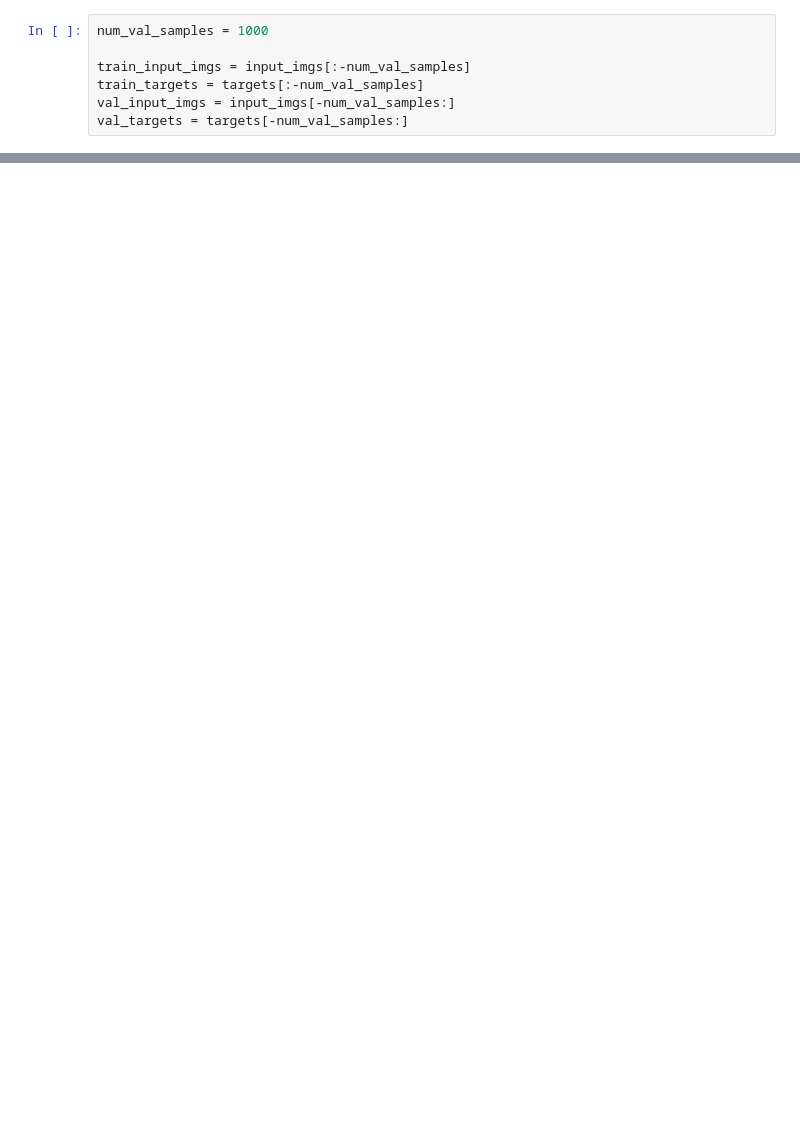
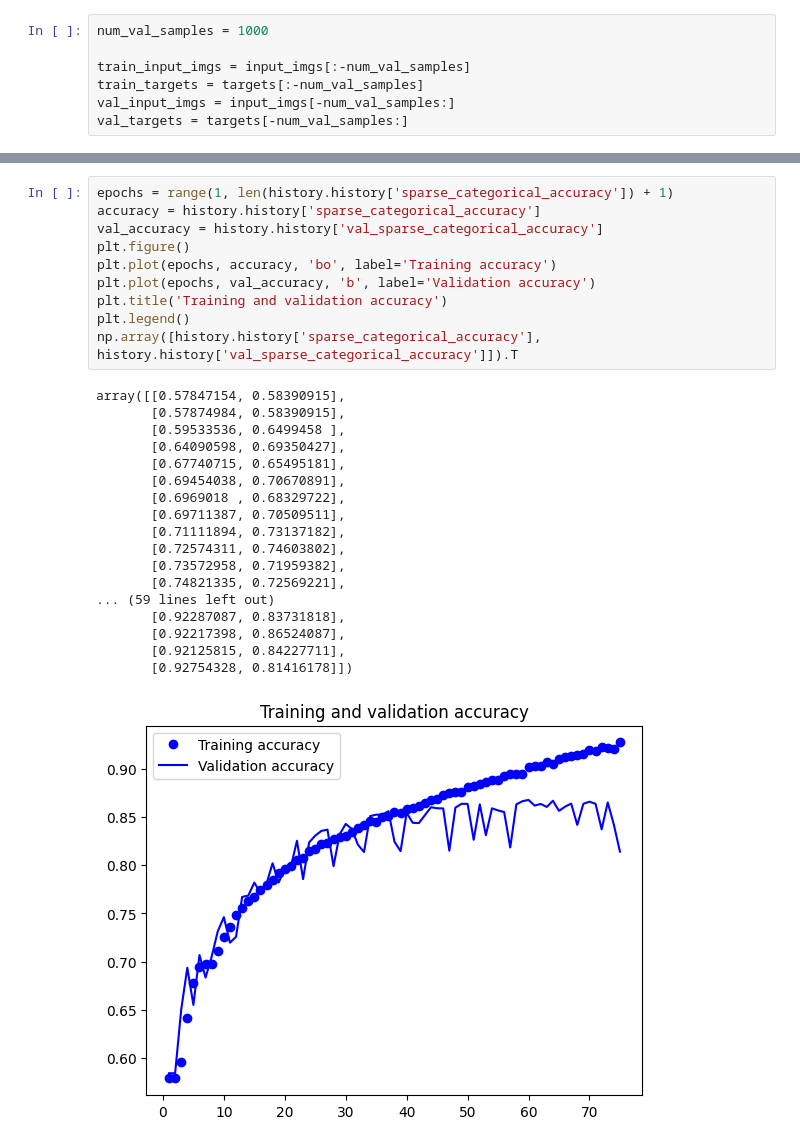
Before and after one commit to rlid/dl_python_chollet, a Jupyter notebook: chapter_9a.ipynb, the cells around one changed output, grey strips where cells are left out. Cells and saved outputs as stored; diff of their text form; blank space fills up the shorter version.

```diff
--- a/chapter_9a.ipynb
+++ b/chapter_9a.ipynb
@@ -168,0 +181,29 @@ array([[0.9390741 , 0.88876629],
+# %%
+epochs = range(1, len(history.history['sparse_categorical_accuracy']) + 1)
+accuracy = history.history['sparse_categorical_accuracy']
+val_accuracy = history.history['val_sparse_categorical_accuracy']
+plt.figure()
+plt.plot(epochs, accuracy, 'bo', label='Training accuracy')
+plt.plot(epochs, val_accuracy, 'b', label='Validation accuracy')
+plt.title('Training and validation accuracy')
+plt.legend()
+np.array([history.history['sparse_categorical_accuracy'], history.history['val_sparse_categorical_accuracy']]).T
+# %% [output]
+array([[0.57847154, 0.58390915],
+       [0.57874984, 0.58390915],
+       [0.59533536, 0.6499458 ],
+       [0.64090598, 0.69350427],
+       [0.67740715, 0.65495181],
+       [0.69454038, 0.70670891],
+       [0.6969018 , 0.68329722],
+       [0.69711387, 0.70509511],
+       [0.71111894, 0.73137182],
+       [0.72574311, 0.74603802],
+       [0.73572958, 0.71959382],
+       [0.74821335, 0.72569221],
+... (59 lines left out)
+       [0.92287087, 0.83731818],
+       [0.92217398, 0.86524087],
+       [0.92125815, 0.84227711],
+       [0.92754328, 0.81416178]])
+[figure, added]
```
Also changed, not shown: parts of 6 cells of this notebook, 1 other file.
